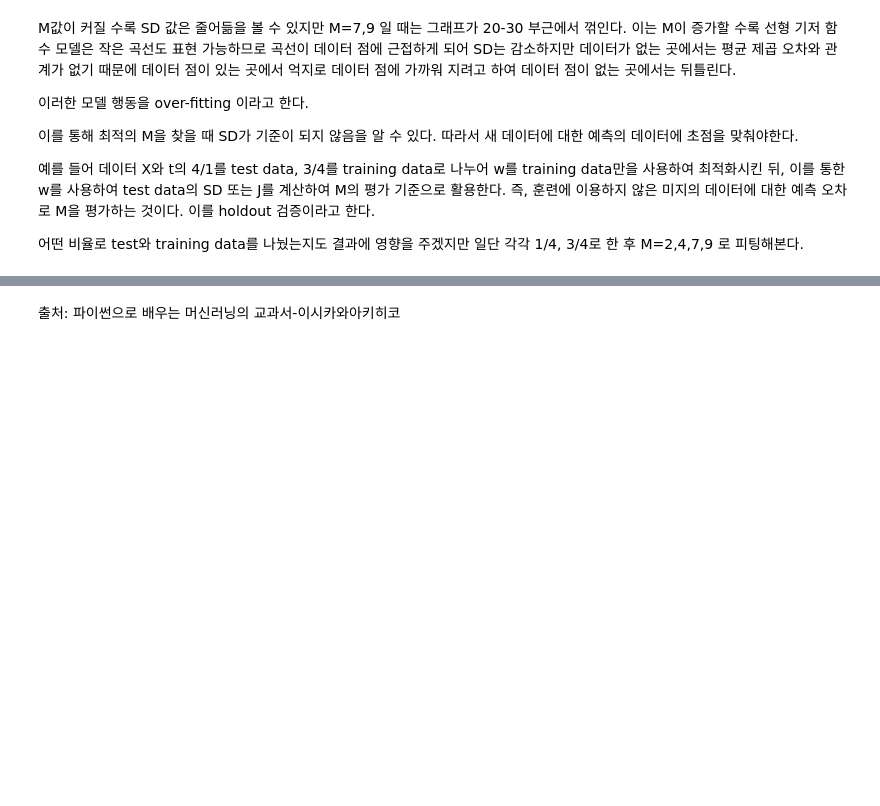
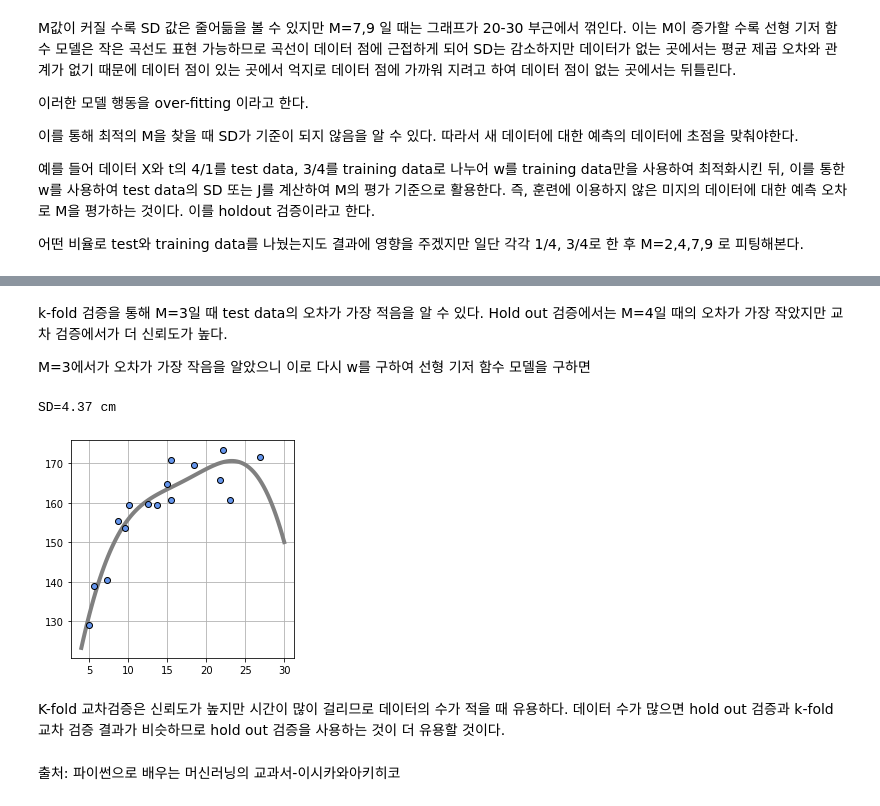
Before and after one commit to jiiiisoo/machinelearning, a Jupyter notebook: supervised learning_regression_overfitting.ipynb, the cells around one changed output, grey strips where cells are left out. Drawn from its saved outputs; the diff is of its cells as text; code cells hidden in the pictures; blank space fills up the shorter version.

```diff
--- a/supervised learning_regression_overfitting.ipynb
+++ b/supervised learning_regression_overfitting.ipynb
@@ -95,2 +187,22 @@ M값이 커질 수록 SD 값은 줄어듦을 볼 수 있지만 M=7,9 일 때는
+# %% [markdown]
+k-fold 검증을 통해 M=3일 때 test data의 오차가 가장 적음을 알 수 있다. Hold out 검증에서는 M=4일 때의 오차가 가장 작았지만 교차 검증에서가 더 신뢰도가 높다.
+
+M=3에서가 오차가 가장 작음을 알았으니 이로 다시 w를 구하여 선형 기저 함수 모델을 구하면
+# %%
+M=3
+plt.figure(figsize=(4,4))
+W=fit_gauss_func(X,T,M)
+show_gauss_func(W)
+plt.plot(X,T,marker='o', linestyle='None', color='cornflowerblue', markeredgecolor='black')
+plt.xlim=([X_min,X_max])
+plt.grid(True)
+mse=mse_gauss_func(X,T,W)
+print('SD={:.2f} cm'.format(np.sqrt(mse)))
+plt.show()
+# %% [output]
+SD=4.37 cm
+[figure, added]
+# %% [markdown]
+K-fold 교차검증은 신뢰도가 높지만 시간이 많이 걸리므로 데이터의 수가 적을 때 유용하다. 데이터 수가 많으면 hold out 검증과 k-fold 교차 검증 결과가 비슷하므로 hold out 검증을 사용하는 것이 더 유용할 것이다.
 # %% [markdown]
 출처: 파이썬으로 배우는 머신러닝의 교과서-이시카와아키히코
```
Also changed, not shown: parts of 5 cells of this notebook.
